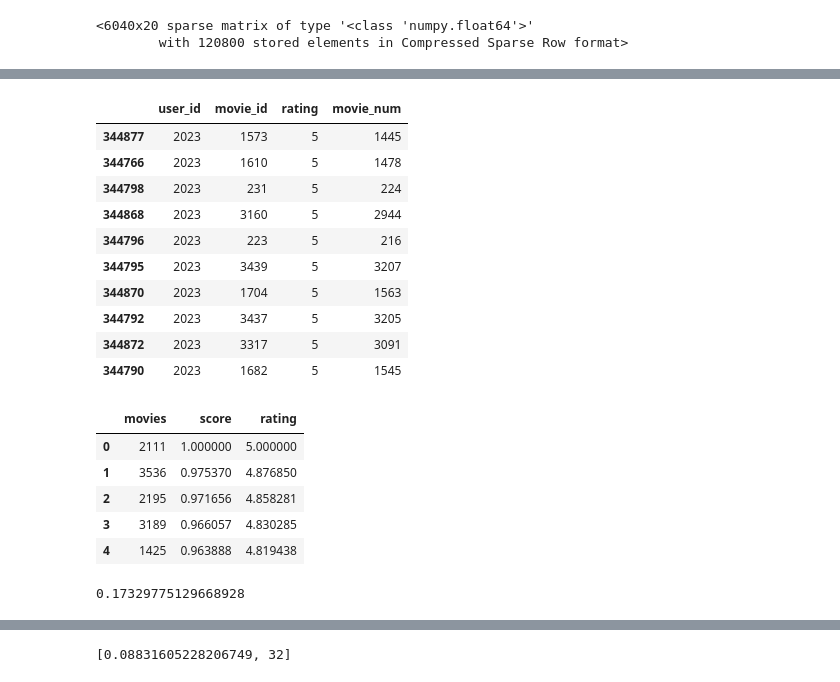
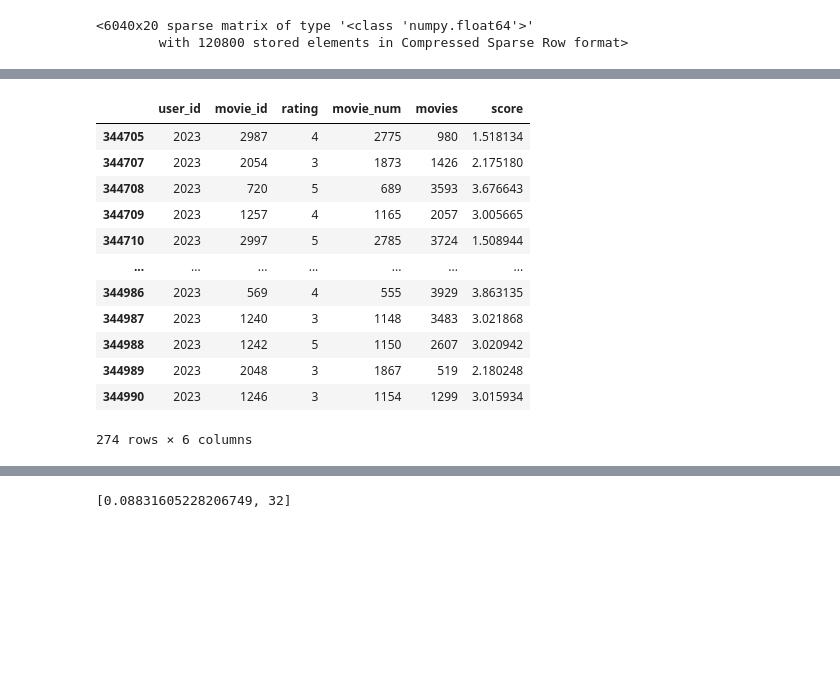
Before and after one commit to nokiroki/NLA-Final-Project, a Jupyter notebook: Final project/ALS.ipynb, the cells around one changed output, grey strips where cells are left out. Drawn from its saved outputs; the diff is of its cells as text; code cells hidden in the pictures; blank space fills up the shorter version.

```diff
--- a/Final project/ALS.ipynb
+++ b/Final project/ALS.ipynb
@@ -8,10 +8,16 @@ from scipy.sparse.linalg import spsolve
 from sklearn.preprocessing import MinMaxScaler
 from tqdm import tqdm
 
+from sklearn.metrics import mean_absolute_error as mae
+from sklearn.metrics import mean_squared_error as mse
+from sklearn.metrics import ndcg_score as ndcg
+from sklearn.metrics import recall_score as recall
+from ignite.metrics.recall import Recall as t_recall
+
 
 def implicit_als(sparse_data, alpha_val=40, iterations=10, lambda_val=0.1, features=10):
     """ Implementation of Alternating Least Squares with implicit data. We iteratively
-    compute the user (x_u) and item (y_i) vectors using the following formulas:
+    compute the user (x_u) and item (y_i)from tor vectors using the following formulas:
 
     x_u = ((Y.T*Y + Y.T*(Cu - I) * Y) + lambda*I)^-1 * (X.T * Cu * p(u))
     y_i = ((X.T*X + X.T*(Ci - I) * X) + lambda*I)^-1 * (Y.T * Ci * p(i))
@@ -82,7 +88,7 @@ def implicit_als(sparse_data, alpha_val=40, iterations=10, lambda_val=0.1, featu
             X[u] = spsolve(yTy + yT_CuI_y + lI, yT_Cu_pu)
 
 
-        for i in range(item_size):
+        for i in xrange(item_size):
 
             # Get the item column and transpose it.
             i_row = confidence[:,i].T.toarray()
@@ -239,31 +252,2 @@ print(recommendations)
 # %%
-df_ratings[df_ratings['user_id'] == 2023].sort_values('rating', ascending=False)[:10][]
+dense_ratings_2023 = df_ratings[(df_ratings['user_id'] == 2023)& (df_ratings['rating'] > 0)]
-# %% [output]
-|  | user_id | movie_id | rating | movie_num |
-| 344877 | 2023 | 1573 | 5 | 1445 |
-| 344766 | 2023 | 1610 | 5 | 1478 |
-| 344798 | 2023 | 231 | 5 | 224 |
-| 344868 | 2023 | 3160 | 5 | 2944 |
-| 344796 | 2023 | 223 | 5 | 216 |
-| 344795 | 2023 | 3439 | 5 | 3207 |
-| 344870 | 2023 | 1704 | 5 | 1563 |
-| 344792 | 2023 | 3437 | 5 | 3205 |
-| 344872 | 2023 | 3317 | 5 | 3091 |
-| 344790 | 2023 | 1682 | 5 | 1545 |
-# %%
-recommendations['rating'] = recommendations['score'] * 5
-recommendations.head()
-# %% [output]
-|  | movies | score | rating |
-| 0 | 2111 | 1.000000 | 5.000000 |
-| 1 | 3536 | 0.975370 | 4.876850 |
-| 2 | 2195 | 0.971656 | 4.858281 |
-| 3 | 3189 | 0.966057 | 4.830285 |
-| 4 | 1425 | 0.963888 | 4.819438 |
-# %%
-from sklearn.metrics import mean_absolute_error as mae
-from sklearn.metrics import mean_squared_error as mse
-
-mae([5]*10, recommendations.rating)
-# %% [output]
-0.17329775129668928
@@ -292,0 +254,18 @@ def test_for_user(user_id, item_num, err_function):
+# %%
+compilation = dense_ratings_2023.join(recommendations, on='movie_id', how='inner')
+compilation.score = compilation.score*5
+compilation
+# %% [output]
+|  | user_id | movie_id | rating | movie_num | movies | score |
+| 344705 | 2023 | 2987 | 4 | 2775 | 980 | 1.518134 |
+| 344707 | 2023 | 2054 | 3 | 1873 | 1426 | 2.175180 |
+| 344708 | 2023 | 720 | 5 | 689 | 3593 | 3.676643 |
+| 344709 | 2023 | 1257 | 4 | 1165 | 2057 | 3.005665 |
+| 344710 | 2023 | 2997 | 5 | 2785 | 3724 | 1.508944 |
+| ... | ... | ... | ... | ... | ... | ... |
+| 344986 | 2023 | 569 | 4 | 555 | 3929 | 3.863135 |
+| 344987 | 2023 | 1240 | 3 | 1148 | 3483 | 3.021868 |
+| 344988 | 2023 | 1242 | 5 | 1150 | 2607 | 3.020942 |
+| 344989 | 2023 | 2048 | 3 | 1867 | 519 | 2.180248 |
+| 344990 | 2023 | 1246 | 3 | 1154 | 1299 | 3.015934 |
+274 rows × 6 columns
```
Also changed, not shown: parts of 18 cells of this notebook.
